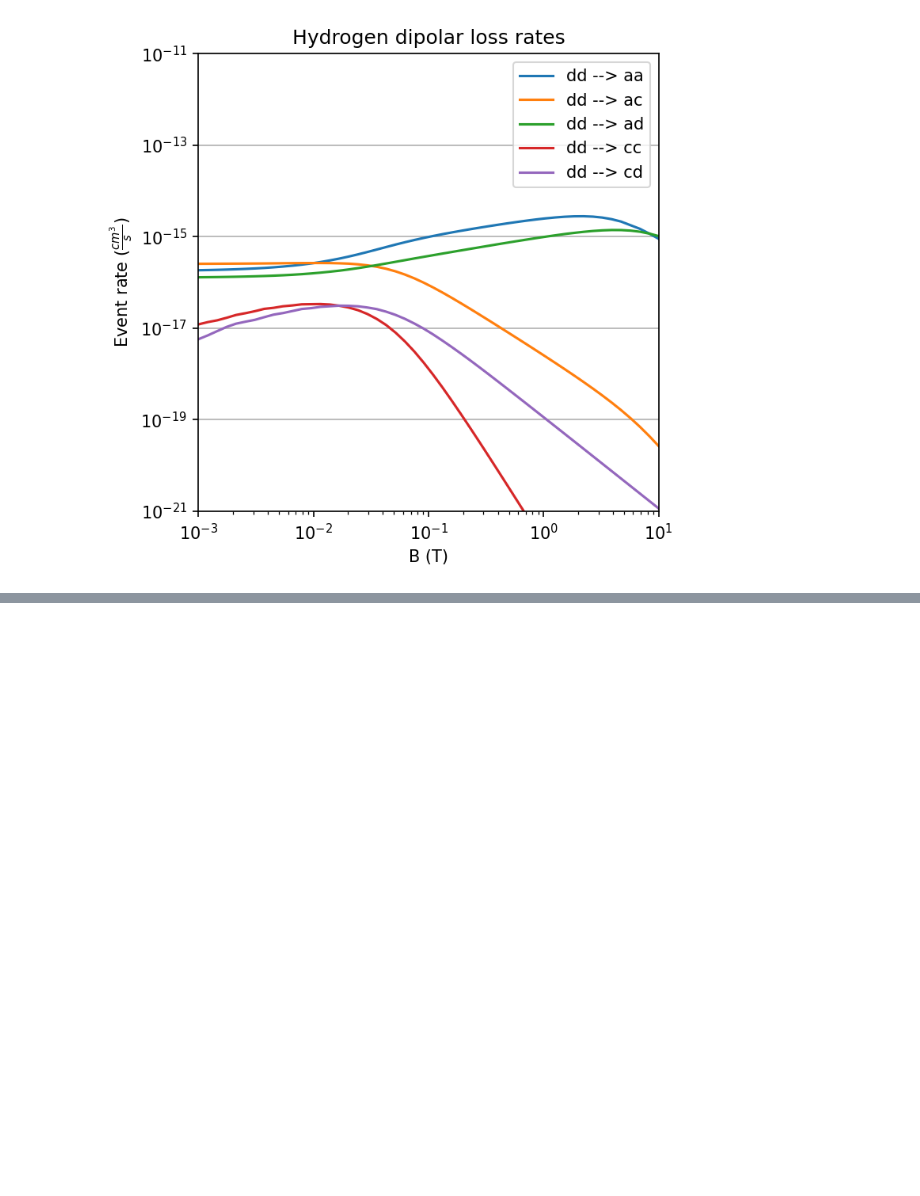
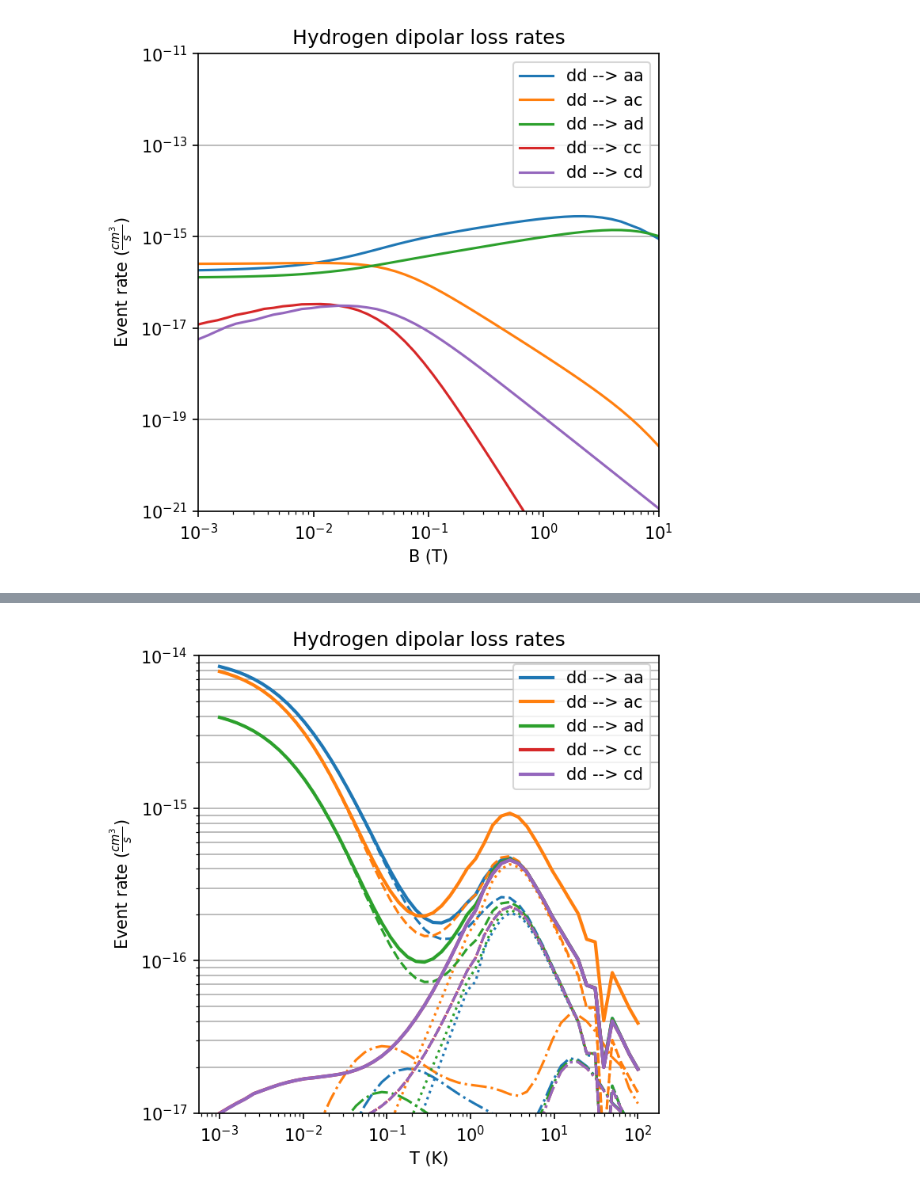
Before and after one commit to UTA-NURES/AtomicHScattering, a Jupyter notebook: examples/Dipolar Losses.ipynb, the cells around one changed output, grey strips where cells are left out. Drawn from its saved outputs; the diff is of its cells as text; code cells hidden in the pictures; blank space fills up the shorter version.

```diff
--- a/examples/Dipolar Losses.ipynb
+++ b/examples/Dipolar Losses.ipynb
@@ -65,3 +65,23 @@ plt.loglog()
 plt.show()
 # %% [output]
 [figure]
+# %%
+temps=np.logspace(-3,2,50)
+pot      = potentials.Silvera_Triplet
+T        = 5e-4
+Channels = [ ['a','a'],
+             ['a','c'],
+             ['a','d'],
+             ['c','c'],
+             ['c','d']]
+
+LossesT_02=[]
+LossesT_24=[]
+LossesT_20=[]
+LossesT_22=[]
+
+for c in Channels:
+    LossesT_02.append(dipolelosses.GetGFactorVsT(alpha='d',beta='d',alphaprime=c[0],betaprime=c[1],which='T', B_value=1e-5,potential=pot,temps=temps,rhos=np.linspace(1e-9,0.75,2000),lin=0,lout=2))
+    LossesT_20.append(dipolelosses.GetGFactorVsT(alpha='d',beta='d',alphaprime=c[0],betaprime=c[1],which='T', B_value=1e-5,potential=pot,temps=temps,rhos=np.linspace(1e-9,0.75,2000),lin=2,lout=0))
+    LossesT_24.append(dipolelosses.GetGFactorVsT(alpha='d',beta='d',alphaprime=c[0],betaprime=c[1],which='T', B_value=1e-5,potential=pot,temps=temps,rhos=np.linspace(1e-9,0.75,2000),lin=2,lout=4))
+    LossesT_22.append(dipolelosses.GetGFactorVsT(alpha='d',beta='d',alphaprime=c[0],betaprime=c[1],which='T', B_value=1e-5,potential=pot,temps=temps,rhos=np.linspace(1e-9,0.75,2000),lin=2,lout=2))
@@ -67,0 +96,23 @@ plt.show()
+# %%
+colors=plt.rcParams['axes.prop_cycle'].by_key()['color']
+
+plt.figure(figsize=(5,5),dpi=150)
+for ci in range(0,len(Channels)):
+    Label='dd --> '+str(Channels[ci][0])+str(Channels[ci][1])
+    plt.plot(temps,LossesT_02[ci],'--',color=colors[ci])
+    plt.plot(temps,LossesT_20[ci],':',color=colors[ci])
+    plt.plot(temps,LossesT_24[ci],'-.',color=colors[ci])
+
+    plt.plot(temps,LossesT_02[ci]+LossesT_20[ci]+LossesT_24[ci],label=Label,color=colors[ci],linewidth=2)
+    plt.semilogy()
+plt.xlabel("T (K)")
+#plt.xlim(0.001, 10)
+plt.ylabel(r'Event rate ($\frac{cm^3}{s}$)')
+plt.ylim(1e-17, 1e-14)
+plt.title("Hydrogen dipolar loss rates")
+plt.grid(axis='y',which='both')
+plt.legend()
+plt.loglog()
+plt.show()
+# %% [output]
+[figure, added]
```
Also changed, not shown: parts of 2 cells of this notebook, 2 other files.
